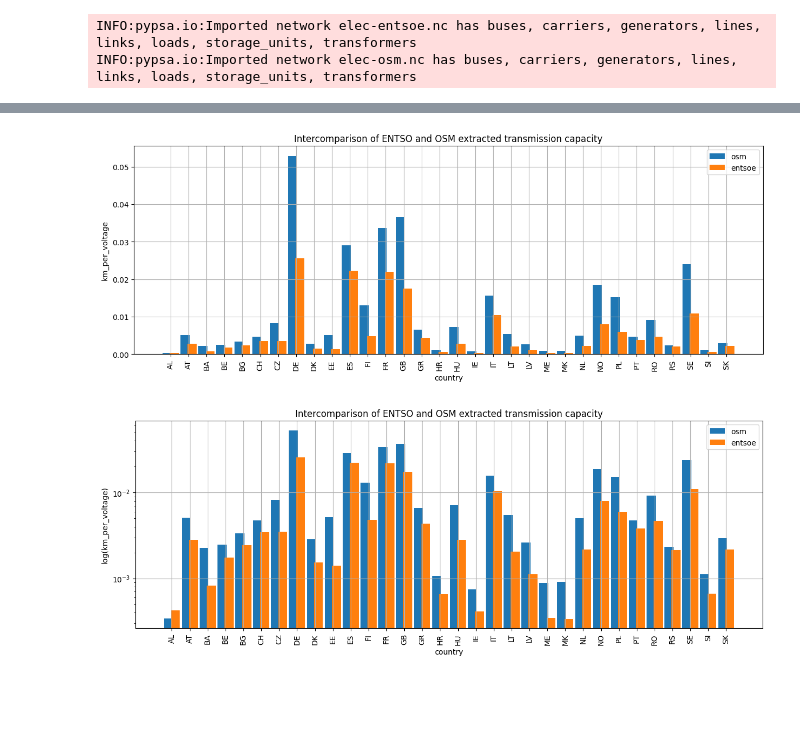
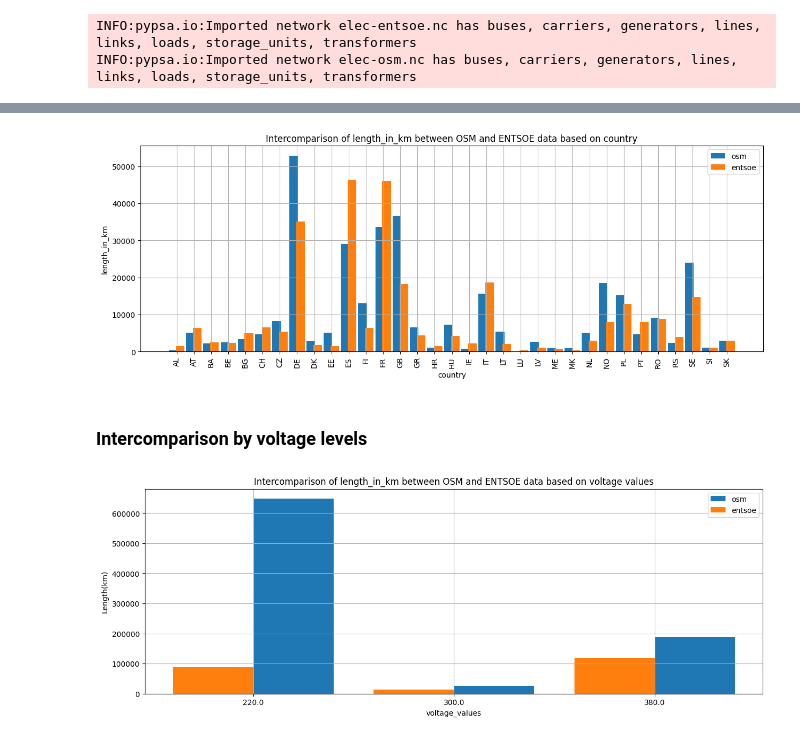
Before and after one commit to pypsa-meets-earth/documentation, a Jupyter notebook: notebooks/network_analysis_comparison_between_osm_and_pypsa_rur_data.ipynb, the cells around one changed output, grey strips where cells are left out. Cells and saved outputs as stored; diff of their text form; code cells hidden in the pictures; blank space fills up the shorter version.

```diff
--- a/notebooks/network_analysis_comparison_between_osm_and_pypsa_rur_data.ipynb
+++ b/notebooks/network_analysis_comparison_between_osm_and_pypsa_rur_data.ipynb
@@ -89,39 +128,66 @@ osm_country_stats_km_per_voltage = osm_country_stats_km_per_voltage[osm_country_
 # %%
-plt.figure(figsize=(15,5))
+#define figure size
+plt.figure(figsize=(15, 5))
 
-entsoe_x_axis = np.arange(len(entsoe_merged_country_stats_km_per_voltage['country']))
-osm_x_axis = np.arange(len(osm_country_stats_km_per_voltage['country']))
+# convert data to numpy array to fit in the x-axis
+entsoe_x_axis = np.arange(
+    len(entsoe_merged_country_stats_length_in_km['country']))
+osm_x_axis = np.arange(len(osm_country_stats_length_in_km['country']))
 
-plt.bar(osm_x_axis - 0.2, osm_country_stats_km_per_voltage['km_per_voltage'], 0.5, label='osm')
-plt.bar(entsoe_x_axis + 0.2, entsoe_merged_country_stats_km_per_voltage['km_per_voltage'], 0.5, label='entsoe')
+# plot a barchart
+plt.bar(osm_x_axis - 0.2,
+        osm_country_stats_length_in_km['length_in_km'], 0.5, label='osm')
+plt.bar(entsoe_x_axis + 0.2,
+        entsoe_merged_country_stats_length_in_km['length_in_km'], 0.5, label='entsoe')
 
-plt.xticks(entsoe_x_axis, entsoe_merged_country_stats_km_per_voltage['country'])
+plt.xticks(entsoe_x_axis, entsoe_merged_country_stats_length_in_km['country'])
 plt.xticks(rotation=90)
-plt.title('Intercomparison of ENTSO and OSM extracted transmission capacity')
+plt.title(
+    'Intercomparison of length_in_km between OSM and ENTSOE data based on country')
 plt.xlabel('country')
-plt.ylabel('km_per_voltage')
+plt.ylabel('length_in_km')
 plt.grid(True)
 plt.legend()
 plt.show()
 # %% [output]
-[figure, old version]
+[figure, new version]
+# %% [markdown]
+### Intercomparison by voltage levels
+# %%
+# grouping the OSM-data and PyPSA-Eur data by length to plot total length by voltage levels
+
+# sum of length grouped entsoe data by voltage level
+osm_voltage_stats_length = osm.lines[[
+    'v_nom', 'length']][osm.lines.dc == False].groupby(['v_nom'])[['length']].sum()
+
+# resetting index
+osm_voltage_stats_length.reset_index(inplace=True)
+
+# sum of length grouped entsoe data by voltage level
+entsoe_voltage_stats_length = entsoe.lines[['v_nom', 'length']].groupby(['v_nom'])[
+    ['length']].sum()
+
+# resetting index
+entsoe_voltage_stats_length.reset_index(inplace=True)
 # %%
-plt.figure(figsize=(15,5))
+#define figure size
+plt.figure(figsize=(15, 5))
 
-entsoe_x_axis = np.arange(len(entsoe_merged_country_stats_km_per_voltage['country']))
-osm_x_axis = np.arange(len(osm_country_stats_km_per_voltage['country']))
+# convert data to numpy array to fit in the x-axis
+entsoe_x_axis = np.arange(len(entsoe_voltage_stats_length['v_nom']))
+osm_x_axis = np.arange(len(osm_voltage_stats_length['v_nom']))
 
-plt.bar(osm_x_axis - 0.2, osm_country_stats_km_per_voltage['km_per_voltage'], 0.5, label='osm')
-plt.bar(entsoe_x_axis + 0.2, entsoe_merged_country_stats_km_per_voltage['km_per_voltage'], 0.5, label='entsoe')
+# plot data using a barchart
+plt.bar(osm_x_axis + 0.2, osm_voltage_stats_length.length, 0.4, label='osm')
+plt.bar(entsoe_x_axis - 0.2, entsoe_voltage_stats_length.length, 0.4, label='entsoe')
 
-plt.xticks(entsoe_x_axis, entsoe_merged_country_stats_km_per_voltage['country'])
-plt.xticks(rotation=90)
-plt.title('Intercomparison of ENTSO and OSM extracted transmission capacity')
-plt.xlabel('country')
-plt.yscale('log')
-plt.ylabel('log(km_per_voltage)')
+plt.xticks(osm_x_axis, osm_voltage_stats_length['v_nom'])
+plt.xticks(rotation=0)
+plt.title('Intercomparison of length_in_km between OSM and ENTSOE data based on voltage values')
+plt.xlabel('voltage_values')
+plt.ylabel('Length(km)')
+plt.grid('True')
 plt.legend()
-plt.grid(True)
 plt.show()
 # %% [output]
-[figure, old version]
+[figure, new version]
```
Also changed, not shown: parts of 12 cells of this notebook.
